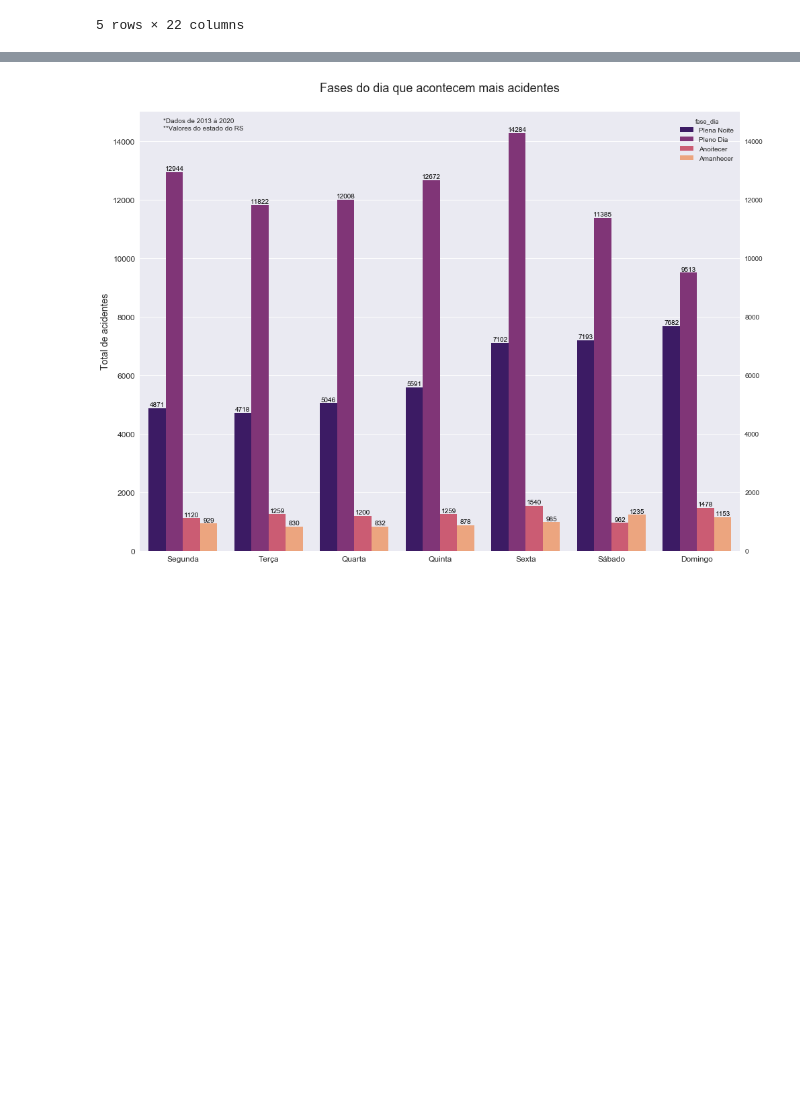
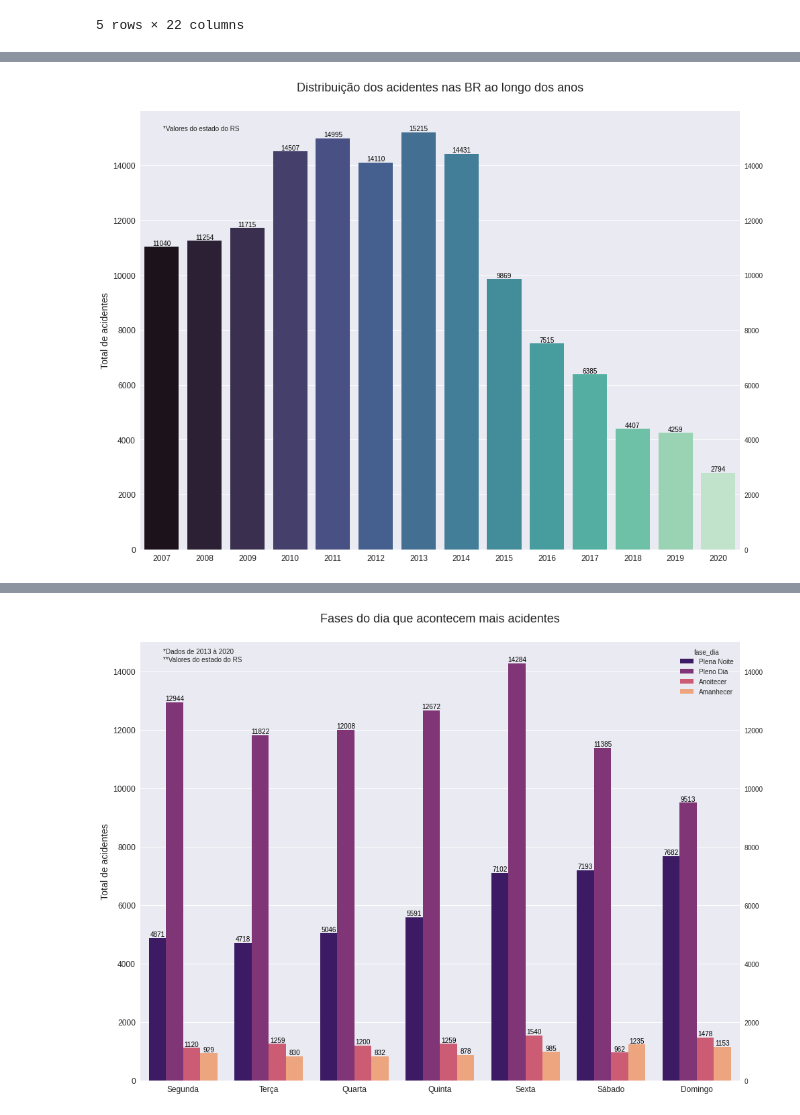
Before and after one commit to XQDLteam/brazil_highway_accidents, a Jupyter notebook: acidentes_br.ipynb, the cells around one changed output, grey strips where cells are left out. Cells and saved outputs as stored; diff of their text form; code cells hidden in the pictures; blank space fills up the shorter version.

```diff
--- a/acidentes_br.ipynb
+++ b/acidentes_br.ipynb
@@ -272,0 +179,28 @@ Assim como vimos nos outros mapas geográficos, neste de calor, também percebe-
+# %%
+ax = sns.countplot(x='ano', data=df_ocorrencias, palette='mako')
+
+def show_values_on_bars(axs):
+    def _show_on_single_plot(ax):
+        for p in ax.patches:
+            _x = p.get_x() + p.get_width() / 2 # divide por 2 pra ficar no meio
+            _y = p.get_y() + p.get_height() + 50 # mais 50 pra n ficar colado na altura da barra
+            value = '{:.0f}'.format(p.get_height())
+            ax.text(_x, _y, value, ha="center", fontsize=10, color='black',)
+
+    if isinstance(axs, np.ndarray):
+        for idx, ax in np.ndenumerate(axs):
+            _show_on_single_plot(ax)
+    else:
+        _show_on_single_plot(axs)
+
+show_values_on_bars(ax)
+
+ax.set_title('Distribuição dos acidentes nas BR ao longo dos anos', fontsize=18, pad=30);
+ax.set_ylabel('Total de acidentes', fontsize=14)
+ax.set_xlabel('')
+ax.secondary_yaxis('right');
+ax.annotate('*Valores do estado do RS', xy=(100, 650), xycoords='figure pixels');
+
+ax.tick_params(axis='both', which='major', labelsize=12)
+# %% [output]
+[figure, added]
```
Also changed, not shown: parts of 77 cells of this notebook.
